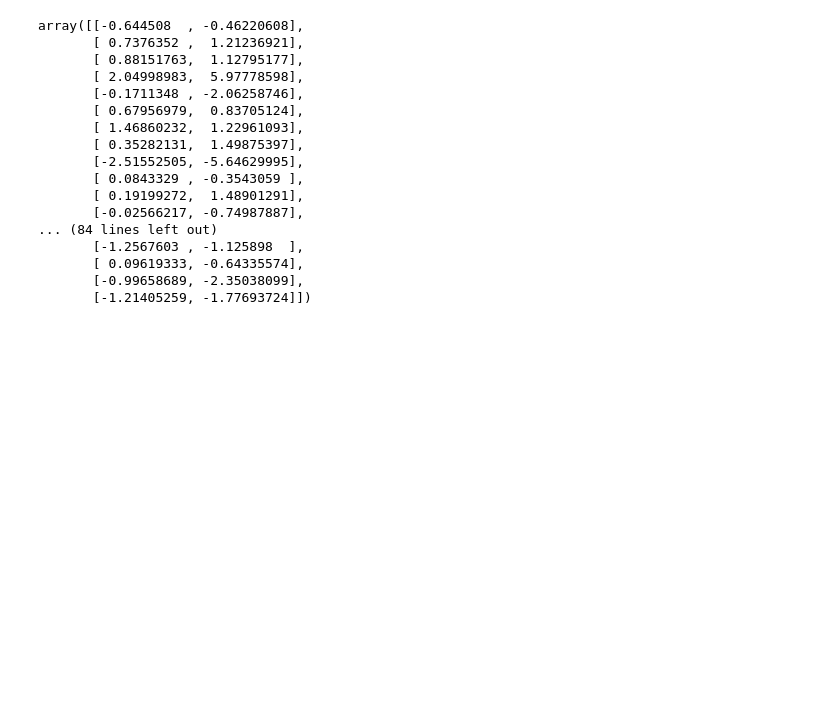
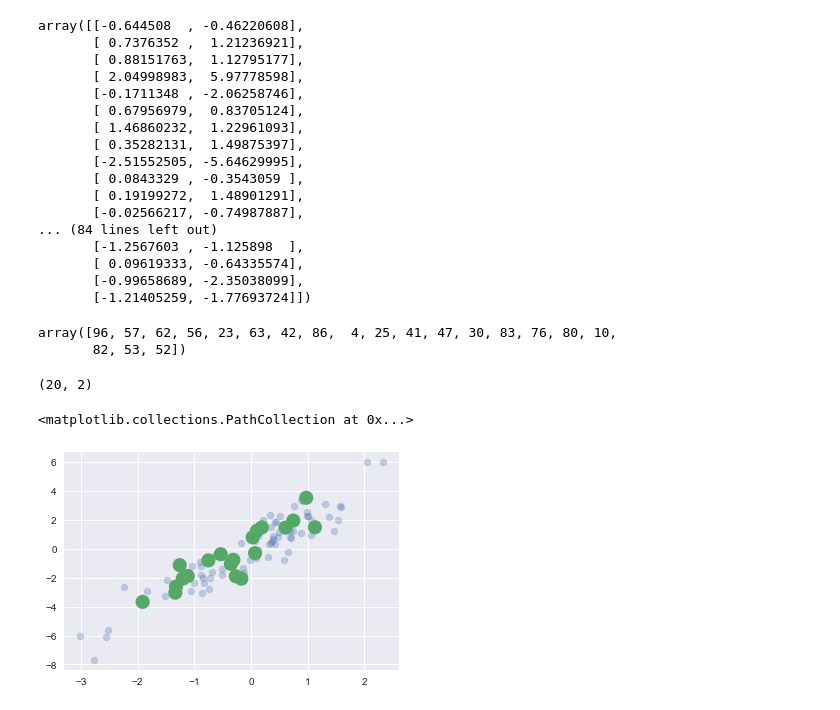
Before and after one commit to zephyrosjyd/coding-practice, a Jupyter notebook: playground/numpy-array-FancyIndexing.ipynb, the cells around one changed output. Saved outputs shown, nothing was run; the diff lists cells and outputs as text; code cells hidden in the pictures; blank space fills up the shorter version.

```diff
--- a/playground/numpy-array-FancyIndexing.ipynb
+++ b/playground/numpy-array-FancyIndexing.ipynb
@@ -98,3 +98,20 @@ array([[-0.644508  , -0.46220608],
        [ 0.09619333, -0.64335574],
        [-0.99658689, -2.35038099],
        [-1.21405259, -1.77693724]])
+# %%
+indices = np.random.choice(X.shape[0], 20, replace=False)
+indices
+# %% [output]
+array([96, 57, 62, 56, 23, 63, 42, 86,  4, 25, 41, 47, 30, 83, 76, 80, 10,
+       82, 53, 52])
+# %%
+selection = X[indices]
+selection.shape
+# %% [output]
+(20, 2)
+# %%
+plt.scatter(X[:, 0], X[:, 1], alpha=0.3)
+plt.scatter(selection[:, 0], selection[:, 1], s=200, edgecolors='none')
+# %% [output]
+<matplotlib.collections.PathCollection at 0x...>
+[figure, added]
```
Also changed, not shown: parts of 11 cells of this notebook.
